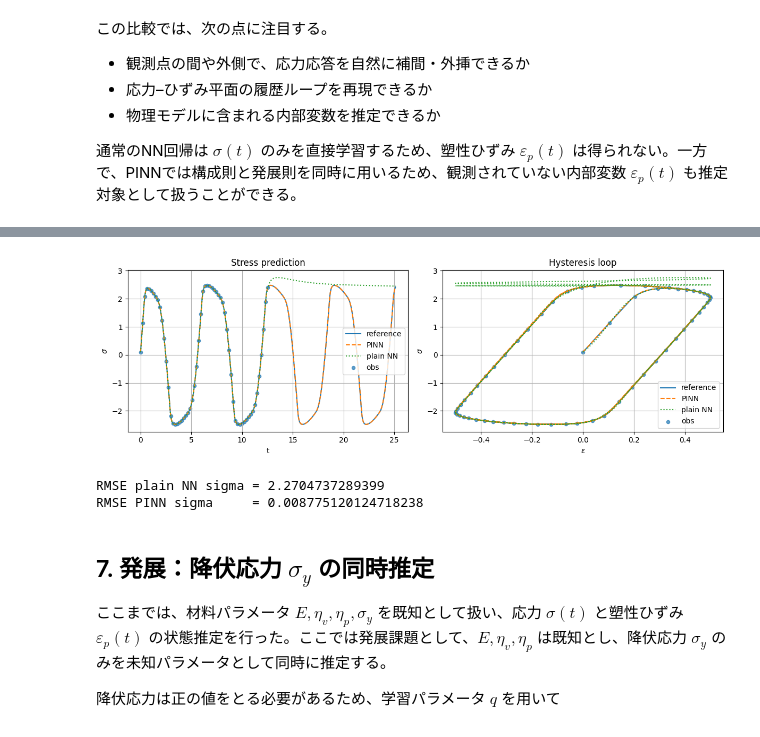
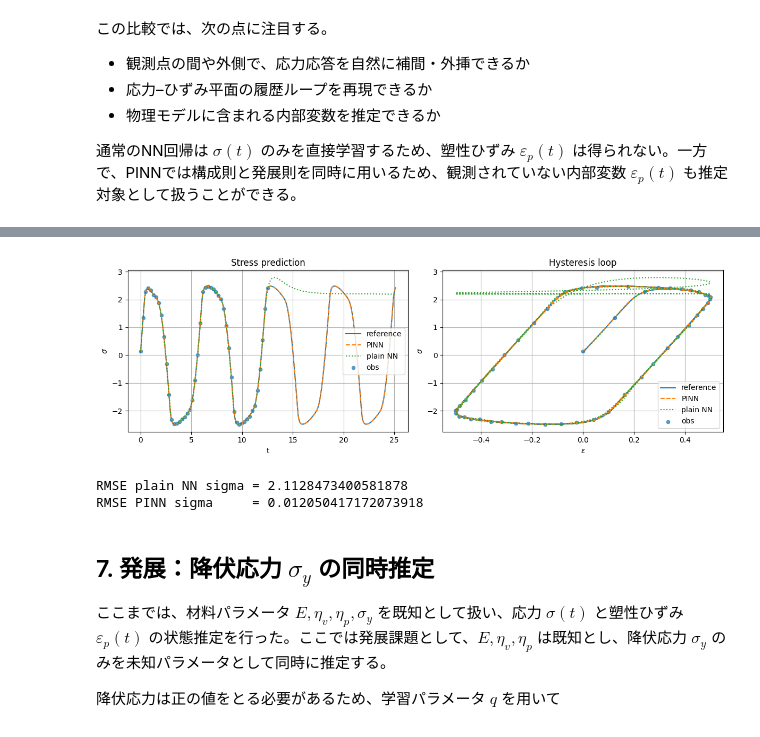
Before and after one commit to itoshin110/Lecture-of-physics-informed-neural-networks, a Jupyter notebook: pinn_elastoviscoplastic_bingham.ipynb, the cells around one changed output, grey strips where cells are left out. Drawn from its saved outputs; the diff is of its cells as text; code cells hidden in the pictures.

```diff
--- a/pinn_elastoviscoplastic_bingham.ipynb
+++ b/pinn_elastoviscoplastic_bingham.ipynb
@@ -424,10 +424,10 @@ sigma_all = torch.tensor(sigma_ref[:, None], device=device)
 epsp_all = torch.tensor(epsp_ref[:, None], device=device)
 
 # 少数の応力観測点
-N_data = 60
+N_data = 50
 idx_data = np.linspace(0, Nt//2-1, N_data).astype(int)
 
-noise_level = 1e-12  # 応力ノイズの標準偏差
+noise_level = 0.01  # 応力ノイズの標準偏差
 sigma_obs_np = sigma_ref[idx_data] + noise_level * np.std(sigma_ref) * np.random.randn(N_data)
 
 t_data = torch.tensor(t_np[idx_data, None], device=device)
@@ -600,7 +600,7 @@ PINN_task = PINN_modules(
     E_trainable = False,
     eta_v_trainable = False,
     eta_p_trainable = False,
-    width=64, depth=5
+    width=64, depth=4
 )
 
 optimizer = SOAP(PINN_task.parameters(),lr=1e-3)
@@ -752,7 +752,7 @@ PINNとの主な違いは、通常のNN回帰ではモデル方程式を損失
 
 通常のNN回帰は $\sigma(t)$ のみを直接学習するため、塑性ひずみ $\varepsilon_p(t)$ は得られない。一方で、PINNでは構成則と発展則を同時に用いるため、観測されていない内部変数 $\varepsilon_p(t)$ も推定対象として扱うことができる。
 # %%
-reg_model = NeuralNetwork(width=64, depth=5,indim=1,outdim=1).to(device)
+reg_model = NeuralNetwork(width=64, depth=4,indim=1,outdim=1).to(device)
 reg_opt = SOAP(reg_model.parameters(), lr=1e-3)
 
 n_iter = 10000
@@ -819,6 +819,6 @@ it=10000 loss=1.826e-06
-[figure, old version]
+[figure, new version]
-RMSE plain NN sigma = 2.2704737289399
-RMSE PINN sigma     = 0.008775120124718238
+RMSE plain NN sigma = 2.1128473400581878
+RMSE PINN sigma     = 0.012050417172073918
 # %% [markdown]
 ## 7. 発展：降伏応力 $\sigma_y$ の同時推定
 
```
Also changed, not shown: parts of 9 cells of this notebook.
